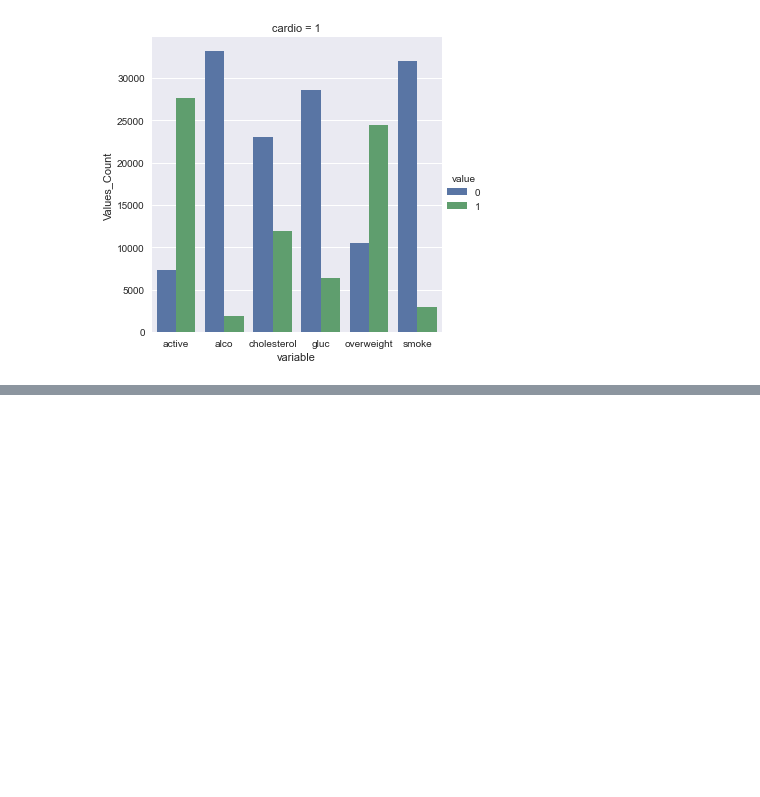
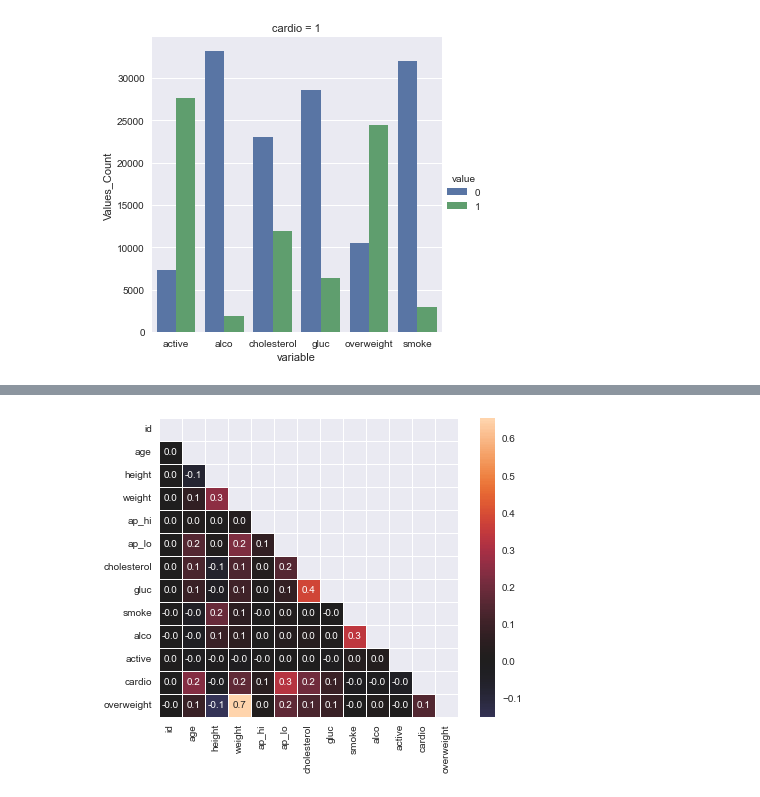
Before and after one commit to MohamedAbdElgni/Medical_Ex, a Jupyter notebook: WOrk with medical data.ipynb, the cells around one changed output, grey strips where cells are left out. Saved outputs shown, nothing was run; the diff lists cells and outputs as text; code cells hidden in the pictures; blank space fills up the shorter version.

```diff
--- a/WOrk with medical data.ipynb
+++ b/WOrk with medical data.ipynb
@@ -129,0 +145,4 @@ sns.catplot(data=(df_cat[df_cat['cardio']==1]),x='variable',y='Values_Count',kin
+# %%
+ax = sns.heatmap(corr, mask=mask, annot=True, fmt='.1f', center=0,square=True,linewidths=.5)
+# %% [output]
+[figure, added]
```
Also changed, not shown: parts of 4 cells of this notebook, 1 other file.
